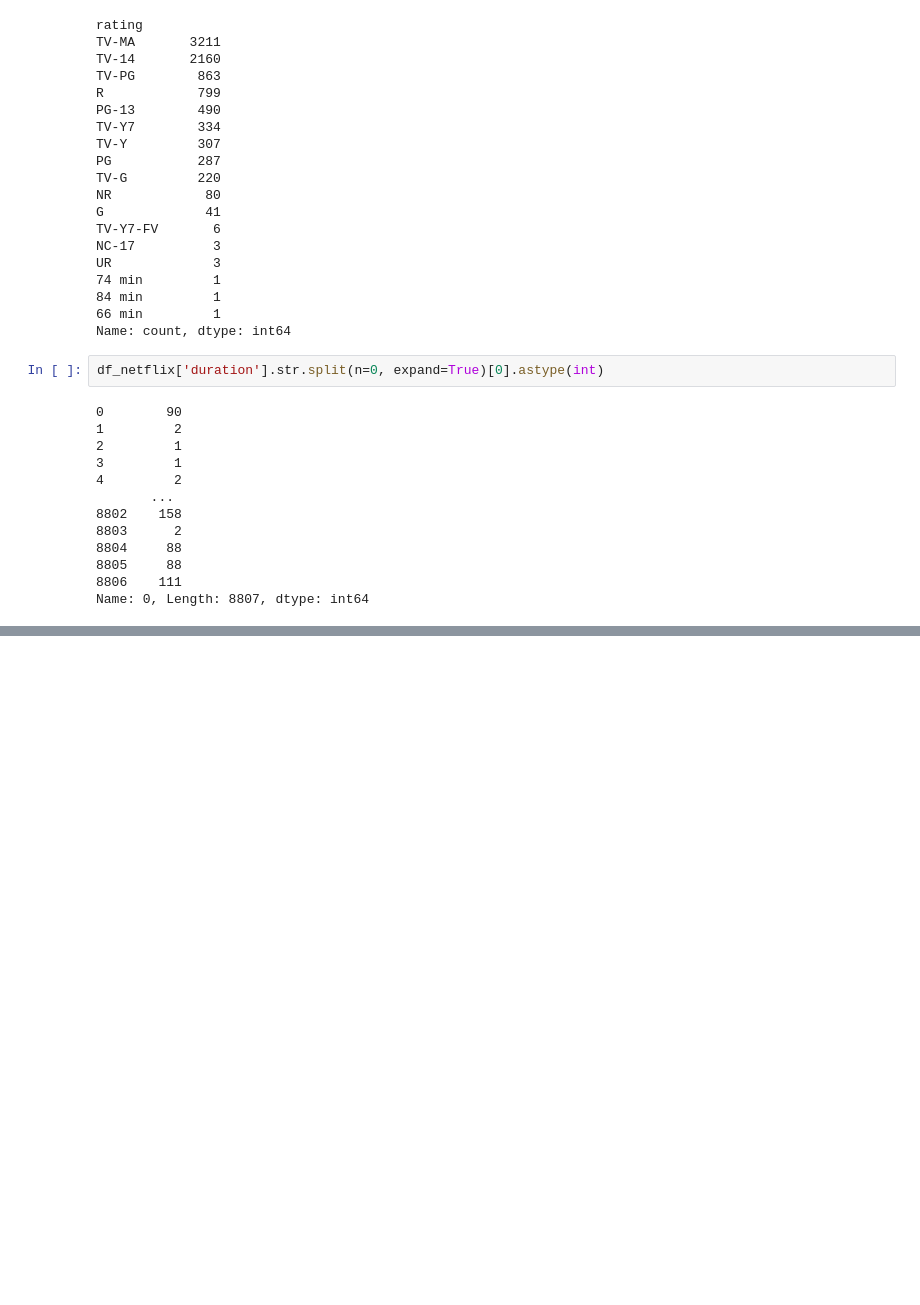
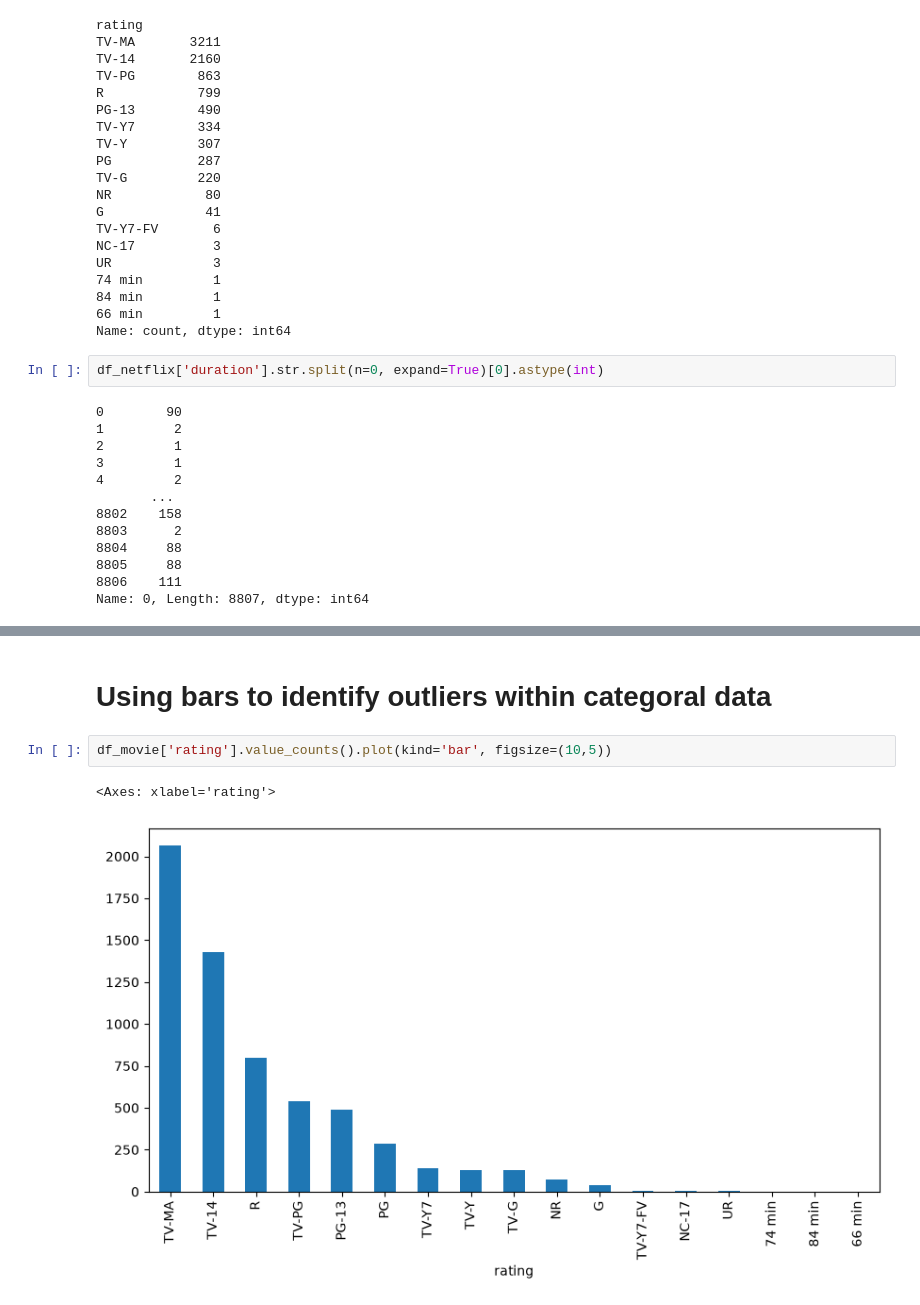
Before and after one commit to JreyForFun/py-ds-ffc, a Jupyter notebook: 10 - Data Cleaning with Pandas/Data Cleaning with Pandas.ipynb, the cells around one changed output, grey strips where cells are left out. Drawn from its saved outputs; the diff is of its cells as text; blank space fills up the shorter version.

```diff
--- a/10 - Data Cleaning with Pandas/Data Cleaning with Pandas.ipynb
+++ b/10 - Data Cleaning with Pandas/Data Cleaning with Pandas.ipynb
@@ -239,0 +366,7 @@ Name: 0, Length: 8807, dtype: int64
+# %% [markdown]
+# Using bars to identify outliers within categoral data
+# %%
+df_movie['rating'].value_counts().plot(kind='bar', figsize=(10,5))
+# %% [output]
+<Axes: xlabel='rating'>
+[figure, added]
```
Also changed, not shown: parts of 20 cells of this notebook.
